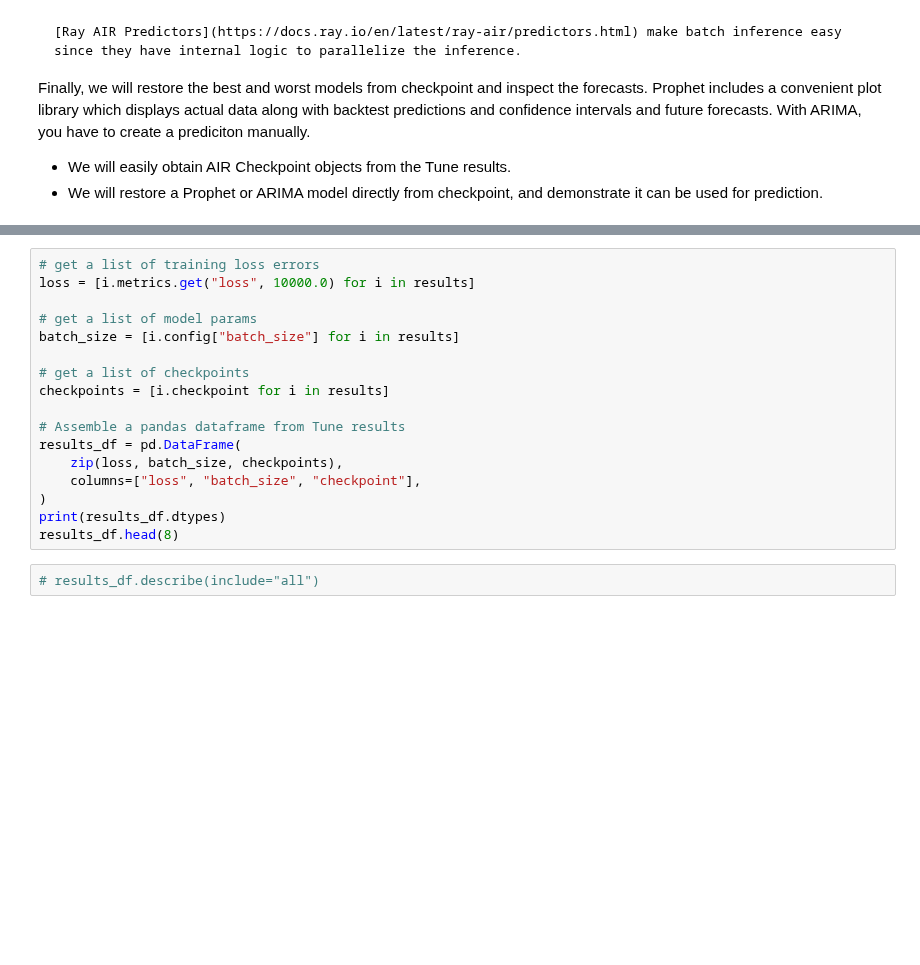
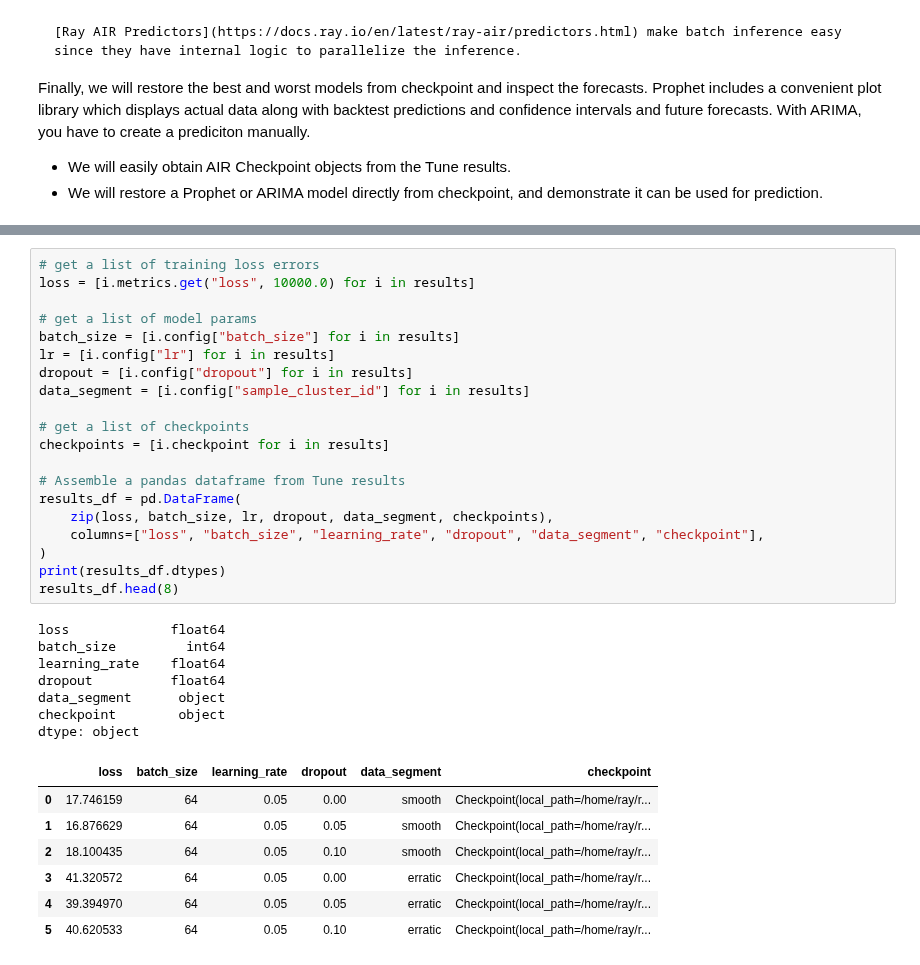
Before and after one commit to christy/AnyscaleDemos, a Jupyter notebook: forecasting_demos/Ray_v2/ray_air/pytorch_forecasting.ipynb, the cells around one changed output, grey strips where cells are left out. Cells and saved outputs as stored; diff of their text form; blank space fills up the shorter version.

```diff
--- a/forecasting_demos/Ray_v2/ray_air/pytorch_forecasting.ipynb
+++ b/forecasting_demos/Ray_v2/ray_air/pytorch_forecasting.ipynb
@@ -725,20 +764,36 @@ Finally, we will restore the best and worst models from checkpoint and inspect t
 # %%
 # get a list of training loss errors
 loss = [i.metrics.get("loss", 10000.0) for i in results]
 
 # get a list of model params
 batch_size = [i.config["batch_size"] for i in results]
+lr = [i.config["lr"] for i in results]
+dropout = [i.config["dropout"] for i in results]
+data_segment = [i.config["sample_cluster_id"] for i in results]
 
 # get a list of checkpoints
 checkpoints = [i.checkpoint for i in results]
 
 # Assemble a pandas dataframe from Tune results
 results_df = pd.DataFrame(
-    zip(loss, batch_size, checkpoints),
-    columns=["loss", "batch_size", "checkpoint"],
+    zip(loss, batch_size, lr, dropout, data_segment, checkpoints),
+    columns=["loss", "batch_size", "learning_rate", "dropout", "data_segment", "checkpoint"],
 )
 print(results_df.dtypes)
 results_df.head(8)
+# %% [output]
+loss             float64
+batch_size         int64
+learning_rate    float64
+dropout          float64
+data_segment      object
+checkpoint        object
+dtype: object
+|  | loss | batch_size | learning_rate | dropout | data_segment | checkpoint |
+| 0 | 17.746159 | 64 | 0.05 | 0.00 | smooth | Checkpoint(local_path=/home/ray/r... |
+| 1 | 16.876629 | 64 | 0.05 | 0.05 | smooth | Checkpoint(local_path=/home/ray/r... |
+| 2 | 18.100435 | 64 | 0.05 | 0.10 | smooth | Checkpoint(local_path=/home/ray/r... |
+| 3 | 41.320572 | 64 | 0.05 | 0.00 | erratic | Checkpoint(local_path=/home/ray/r... |
+| 4 | 39.394970 | 64 | 0.05 | 0.05 | erratic | Checkpoint(local_path=/home/ray/r... |
+| 5 | 40.620533 | 64 | 0.05 | 0.10 | erratic | Checkpoint(local_path=/home/ray/r... |
-# %%
-# results_df.describe(include="all")
 # %%
```
Also changed, not shown: parts of 23 cells of this notebook.
